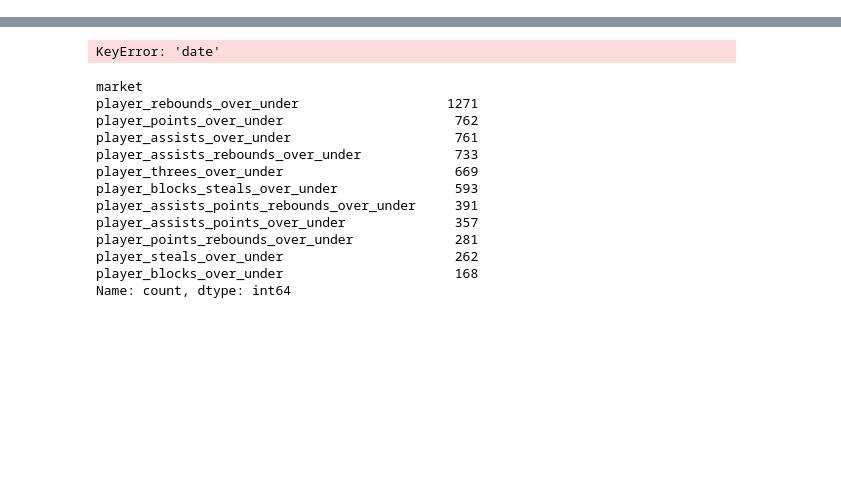
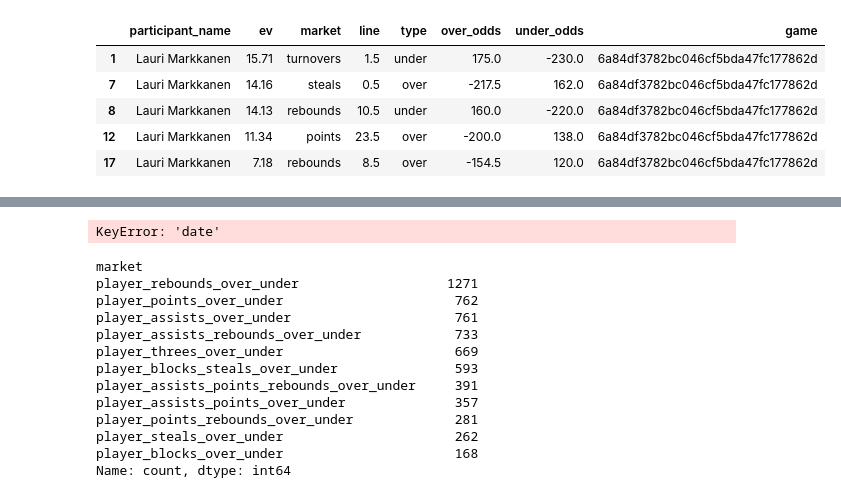
Before and after one commit to 24parida/PositiveEV, a Jupyter notebook: CurrentTesting/prizepicks_current.ipynb, the cells around one changed output, grey strips where cells are left out. Saved outputs shown, nothing was run; the diff lists cells and outputs as text; code cells hidden in the pictures; blank space fills up the shorter version.

```diff
--- a/CurrentTesting/prizepicks_current.ipynb
+++ b/CurrentTesting/prizepicks_current.ipynb
@@ -234,0 +230,9 @@ display(bet_data[(bet_data['participant_name'] == list(best_bets['participant_na
+# %%
+best_bets[(best_bets['participant_name'] == player)]
+# %% [output]
+|  | participant_name | ev | market | line | type | over_odds | under_odds | game |
+| 1 | Lauri Markkanen | 15.71 | turnovers | 1.5 | under | 175.0 | -230.0 | 6a84df3782bc046cf5bda47fc177862d |
+| 7 | Lauri Markkanen | 14.16 | steals | 0.5 | over | -217.5 | 162.0 | 6a84df3782bc046cf5bda47fc177862d |
+| 8 | Lauri Markkanen | 14.13 | rebounds | 10.5 | under | 160.0 | -220.0 | 6a84df3782bc046cf5bda47fc177862d |
+| 12 | Lauri Markkanen | 11.34 | points | 23.5 | over | -200.0 | 138.0 | 6a84df3782bc046cf5bda47fc177862d |
+| 17 | Lauri Markkanen | 7.18 | rebounds | 8.5 | over | -154.5 | 120.0 | 6a84df3782bc046cf5bda47fc177862d |
```
Also changed, not shown: parts of 17 cells of this notebook, 2 other files.
